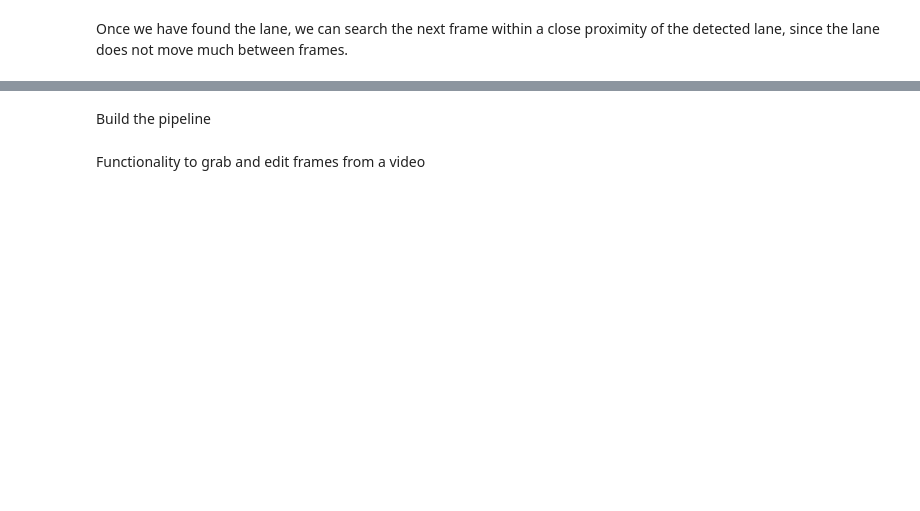
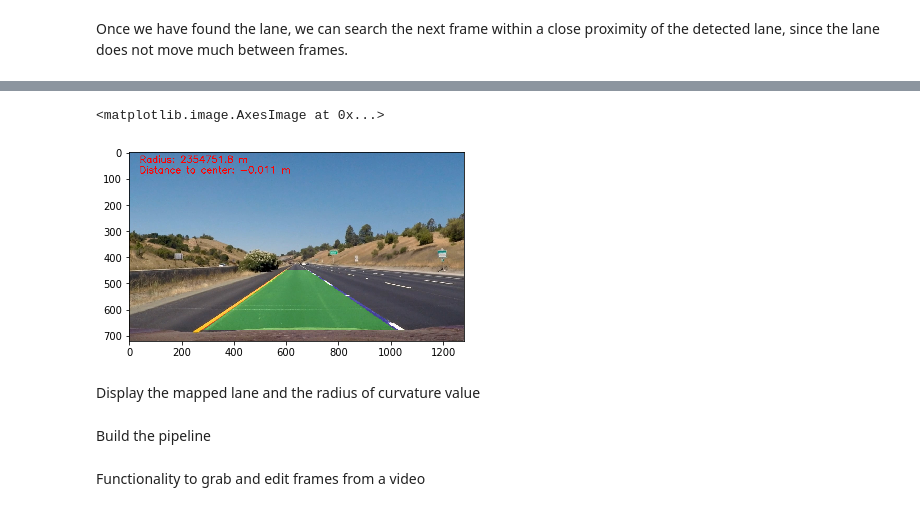
Before and after one commit to jordancharest/Advanced-Lane-Finding, a Jupyter notebook: advanced_lane_finding.ipynb, the cells around one changed output, grey strips where cells are left out. Saved outputs shown, nothing was run; the diff lists cells and outputs as text; code cells hidden in the pictures; blank space fills up the shorter version.

```diff
--- a/advanced_lane_finding.ipynb
+++ b/advanced_lane_finding.ipynb
@@ -435,0 +438,4 @@ def draw_lanes(image):
+# %%
+def inverse_warp_and_overlay(image, lane_image, Minv):
+    warped = birds_eye_warp(lane_image, Minv)
+    return cv2.addWeighted(image, 1.0, warped, 0.3, 0.0)
@@ -436,2 +444,39 @@ def draw_lanes(image):
+# %%
+def measure_curvature_real(image, left_fit, right_fit):
+    '''
+    Calculates the curvature of polynomial functions in meters.
+    '''
+    # Define conversions in x and y from pixels space to meters
+    ym_per_pix = 30/720 # meters per pixel in y dimension
+    xm_per_pix = 3.7/700 # meters per pixel in x dimension
+
+#     # Start by generating our fake example data
+#     # Make sure to feed in your real data instead in your project!
+#     ploty, left_fit_cr, right_fit_cr = generate_data(ym_per_pix, xm_per_pix)
+
+    # Define y-value where we want radius of curvature
+    # We'll choose the maximum y-value, corresponding to the bottom of the image
+    y_eval = image.shape[0]
+#     y_eval = np.max(ploty)
+
+    # Calculation of R_curve (radius of curvature)
+    left_curverad = ((1 + (2*left_fit[0]*y_eval*ym_per_pix + left_fit[1])**2)**1.5) / np.absolute(2*left_fit[0])
+    right_curverad = ((1 + (2*right_fit[0]*y_eval*ym_per_pix + right_fit[1])**2)**1.5) / np.absolute(2*right_fit[0])
+
+    cv2.putText(image, 'Radius: {:5.1f} m'.format((left_curverad + right_curverad) / 2.0), (40,40), cv2.FONT_HERSHEY_SIMPLEX, 1.2, (255,0,0), 2, cv2.LINE_AA)
+
+    return image
+# %%
+result = inverse_warp_and_overlay(road_image, out_img, Minv)
+result = measure_curvature_real(result, left_fit, right_fit)
+cv2.putText(result, 'Distance to center: {:1.3f} m'.format(center_dist), (40,80), cv2.FONT_HERSHEY_SIMPLEX, 1.2, (255,0,0), 2, cv2.LINE_AA)
+
+
+plt.imshow(result)
+# %% [output]
+<matplotlib.image.AxesImage at 0x...>
+[figure, added]
+# %% [markdown]
+Display the mapped lane and the radius of curvature value
 # %% [markdown]
 Build the pipeline
```
Also changed, not shown: parts of 9 cells of this notebook.
